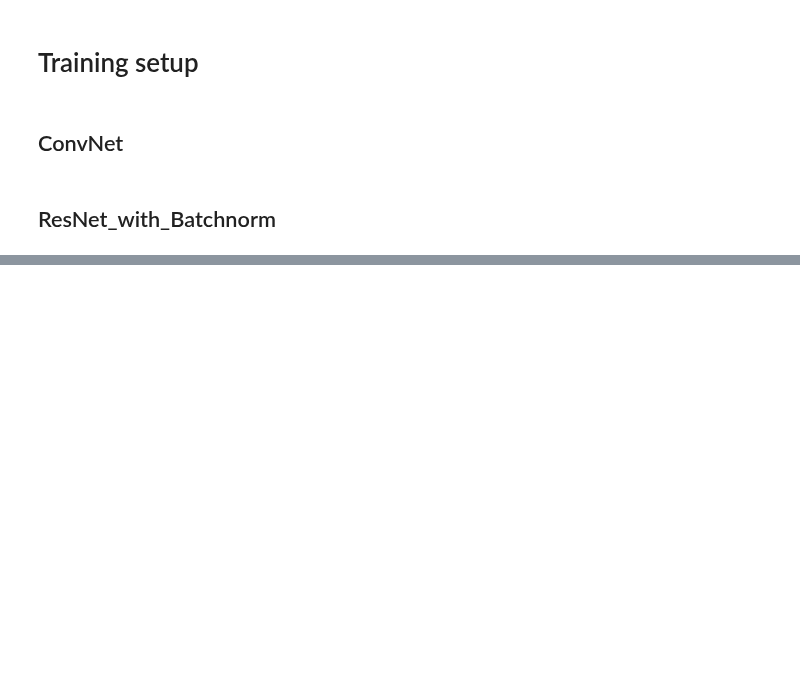
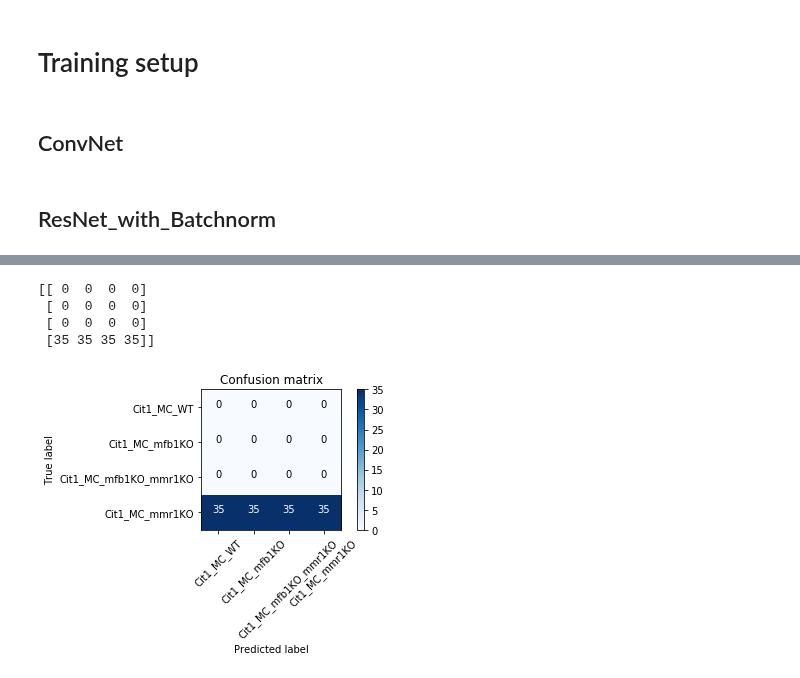
Before and after one commit to WMAPernice/Test_dev, a Jupyter notebook: YNet_dev/YNet_Res_2_per_class.ipynb, the cells around one changed output, grey strips where cells are left out. Drawn from its saved outputs; the diff is of its cells as text; code cells hidden in the pictures; blank space fills up the shorter version.

```diff
--- a/YNet_dev/YNet_Res_2_per_class.ipynb
+++ b/YNet_dev/YNet_Res_2_per_class.ipynb
@@ -251,2 +315,15 @@ FileNotFoundError: [Errno 2] No such file or directory: 'results/confusion_matri
+# %%
+from sklearn.metrics import confusion_matrix
+from resources.plots import *
+import pickle
+preds = np.argmax(log_preds[1], axis=1)
+cm = confusion_matrix(preds,y)
+plot_confusion_matrix(cm, data.classes)
+# %% [output]
+[[ 0  0  0  0]
+ [ 0  0  0  0]
+ [ 0  0  0  0]
+ [35 35 35 35]]
+[figure, added]
 # %%
 %time learn.fit(1e-1, 8, wds=wd, cycle_len=40, use_clr=(20,8, 0.95, 0.85))
```
Also changed, not shown: parts of 20 cells of this notebook, 1 other file.
